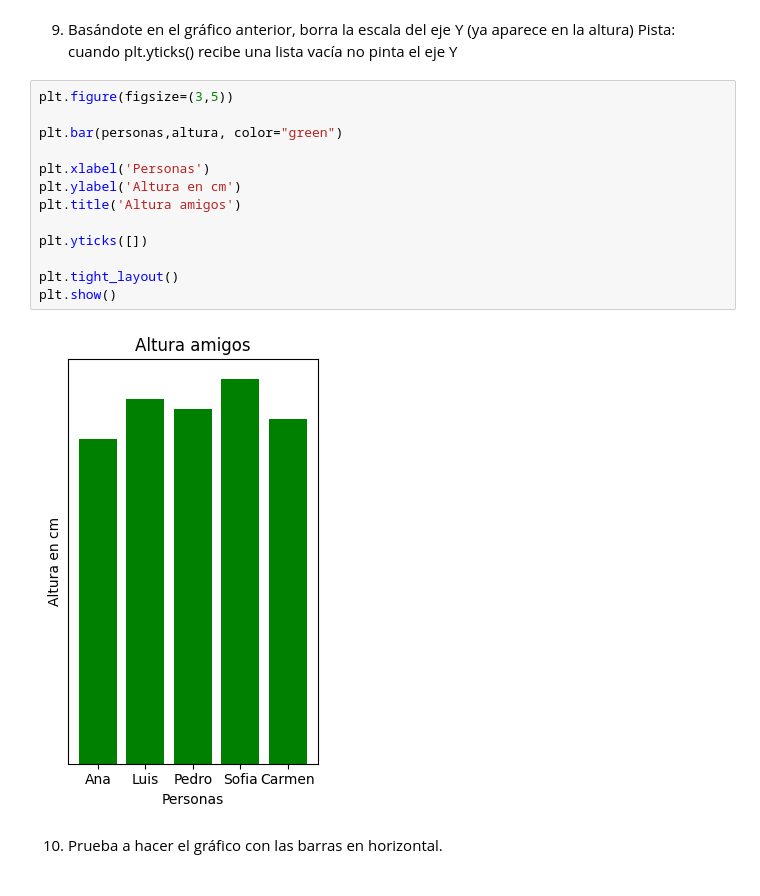
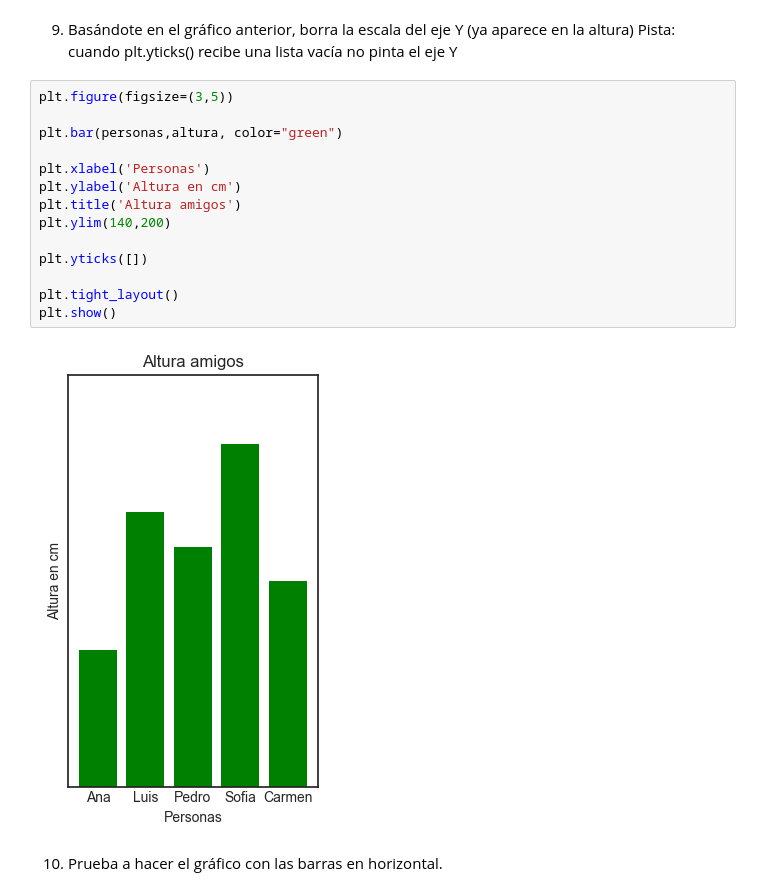
Before and after one commit to IbaiCosgaya/2503_dsft_thebridge_ibai, a Jupyter notebook: 2-Data_Analysis/6-Visualización/1-Matplotlib/ejercicios/ejercicios_Matplotlib.ipynb, the cells around one changed output. Saved outputs shown, nothing was run; the diff lists cells and outputs as text.

```diff
--- a/2-Data_Analysis/6-Visualización/1-Matplotlib/ejercicios/ejercicios_Matplotlib.ipynb
+++ b/2-Data_Analysis/6-Visualización/1-Matplotlib/ejercicios/ejercicios_Matplotlib.ipynb
@@ -177,18 +179,19 @@ Pista: cuando plt.yticks() recibe una lista vacía no pinta el eje Y
 # %%
 plt.figure(figsize=(3,5))
 
 plt.bar(personas,altura, color="green")
 
 plt.xlabel('Personas')
 plt.ylabel('Altura en cm')
 plt.title('Altura amigos')
+plt.ylim(140,200)
 
 plt.yticks([])
 
 plt.tight_layout()
 plt.show()
 # %% [output]
-[figure, old version]
+[figure, new version]
 # %% [markdown]
 10. Prueba a hacer el gráfico con las barras en horizontal.
 # %%
```
Also changed, not shown: parts of 8 cells of this notebook.
